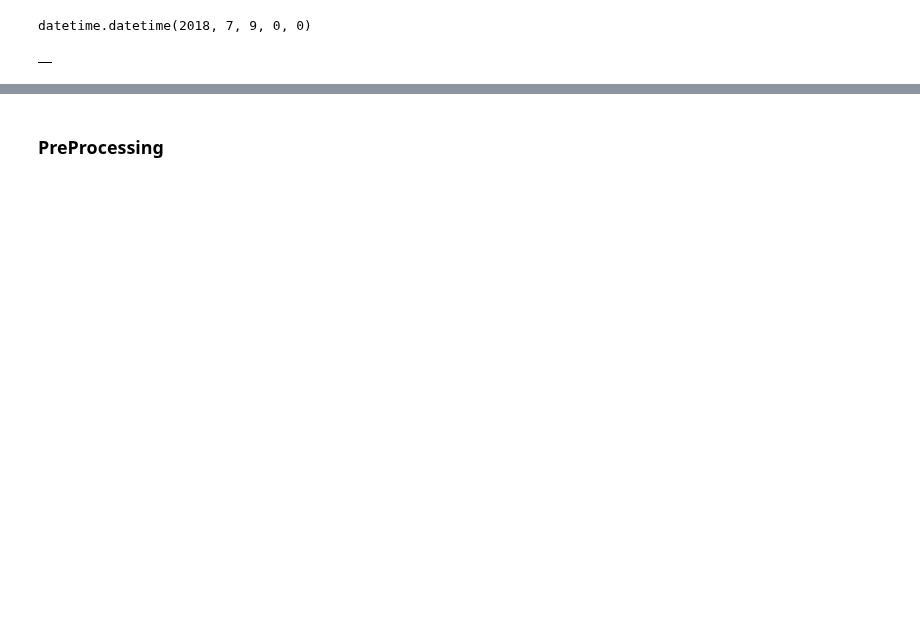
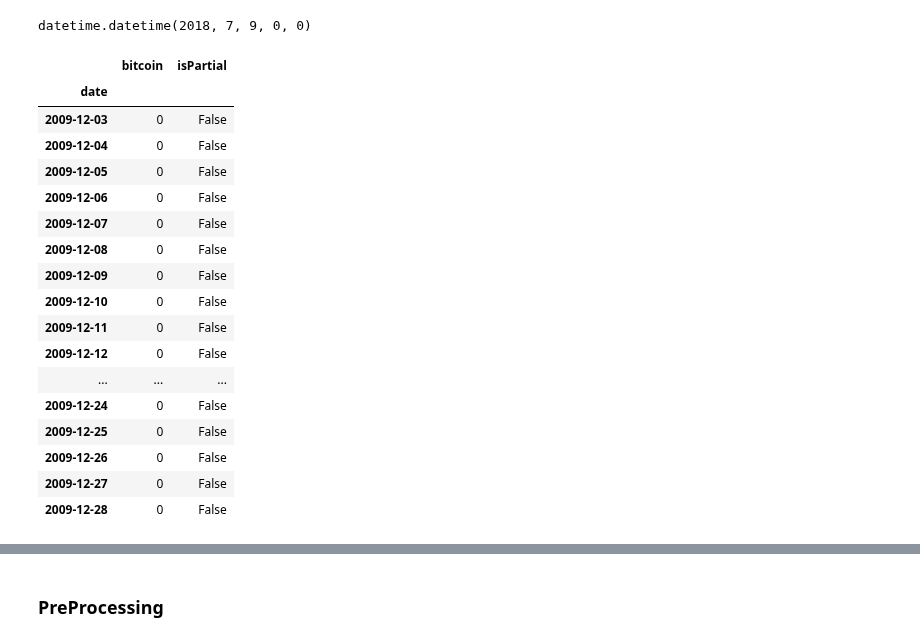
Before and after one commit to lopezdp/MachineLearningResearch, a Jupyter notebook: QuantFinance/PricingResearch.ipynb, the cells around one changed output, grey strips where cells are left out. Saved outputs shown, nothing was run; the diff lists cells and outputs as text; code cells hidden in the pictures; blank space fills up the shorter version.

```diff
--- a/QuantFinance/PricingResearch.ipynb
+++ b/QuantFinance/PricingResearch.ipynb
@@ -641,8 +697,7 @@ dailyTrend = TrendReq(hl='en-US', tz=360)
 
 # dates can be formated as  `2017-12-07 2018-01-07`, or  `today 3-m` `today 5-y`  check trends.google.com's url
 dateFmt = '%Y-%m-%d'
-startDate, endDate = map(lambda x : dt.datetime.strptime(x, dateFmt)
-                           , ['2009-01-03', '2018-07-09'])
+startDate, endDate = map(lambda x : dt.datetime.strptime(x, dateFmt), ['2009-01-03', '2018-07-09'])
 
 # startDate
 endDate
@@ -650,21 +705,38 @@ endDate
 datetime.datetime(2018, 7, 9, 0, 0)
 # %%
 ### Building an array of 90d periods to retreive google trend data with a one day resolution
-_90d_periods = math.ceil( (_end_date - _start_date) / dt.timedelta(days=10) )
+_90d_periods = math.ceil( (endDate - startDate) / dt.timedelta(days=10) )
 
 # tmpRange is a list of dates separated by 90d.  We need one more than the number of _90_periods.
 # if endDate is in the future google returns the most recent data
 tmpRange = pd.date_range(start= startDate, periods= _90d_periods + 1, freq= '10D')
 
 # _90d_periods
 # tmpRange
 
-dailyTrend.build_payload(kw_list, cat=_cat, timeframe='2009-01-03 2009-02-01', geo=_geo, gprop=_gprop)
+dailyTrend.build_payload(kw_list, cat=_cat, timeframe='2009-12-03 2009-12-28', geo=_geo, gprop=_gprop)
 
 d = dailyTrend.interest_over_time()
 
 d
 # %% [output]
-|  |
+|  | bitcoin | isPartial |
+| date |  |  |
+| 2009-12-03 | 0 | False |
+| 2009-12-04 | 0 | False |
+| 2009-12-05 | 0 | False |
+| 2009-12-06 | 0 | False |
+| 2009-12-07 | 0 | False |
+| 2009-12-08 | 0 | False |
+| 2009-12-09 | 0 | False |
+| 2009-12-10 | 0 | False |
+| 2009-12-11 | 0 | False |
+| 2009-12-12 | 0 | False |
+| ... | ... | ... |
+| 2009-12-24 | 0 | False |
+| 2009-12-25 | 0 | False |
+| 2009-12-26 | 0 | False |
+| 2009-12-27 | 0 | False |
+| 2009-12-28 | 0 | False |
 # %%
 # making the list of `_start_date _end_date`, strf separated by a space
```
Also changed, not shown: parts of 10 cells of this notebook.
